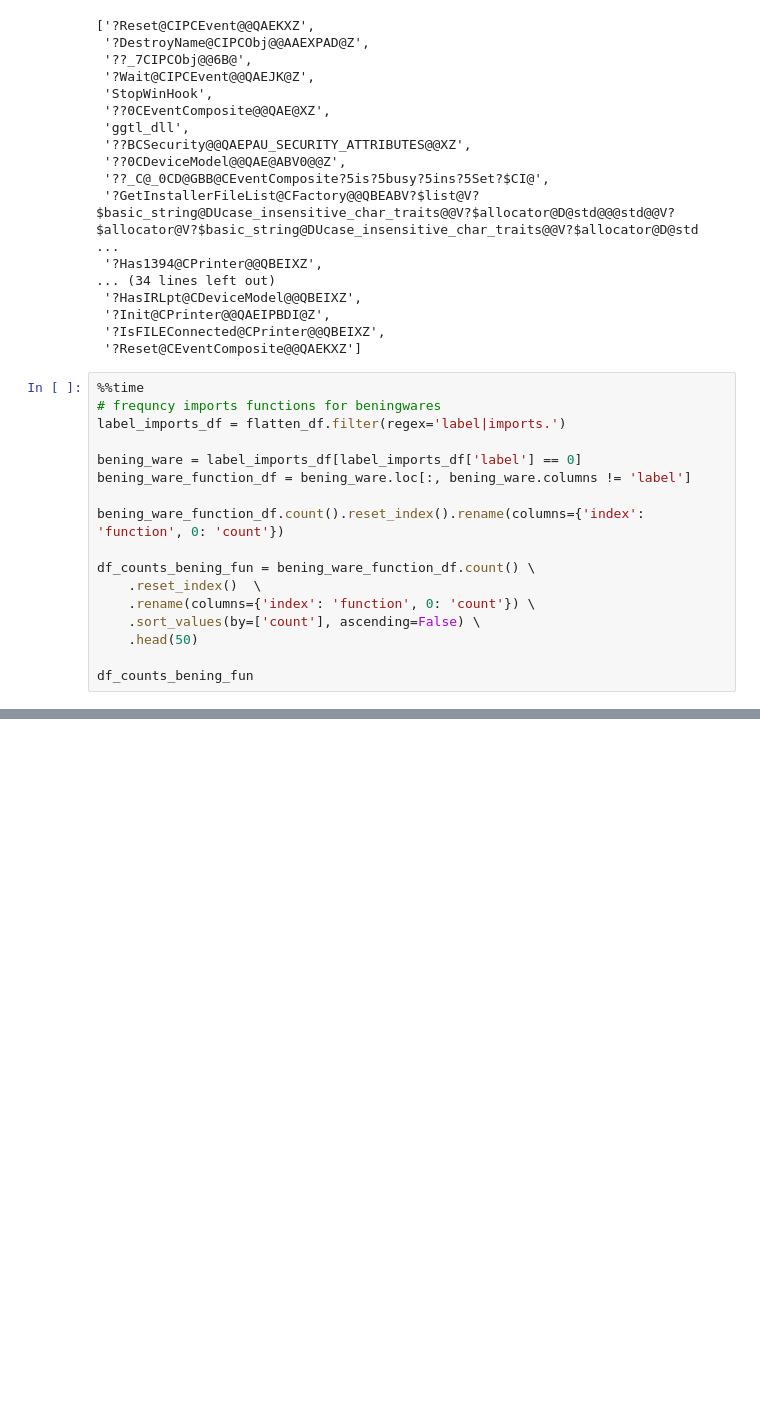
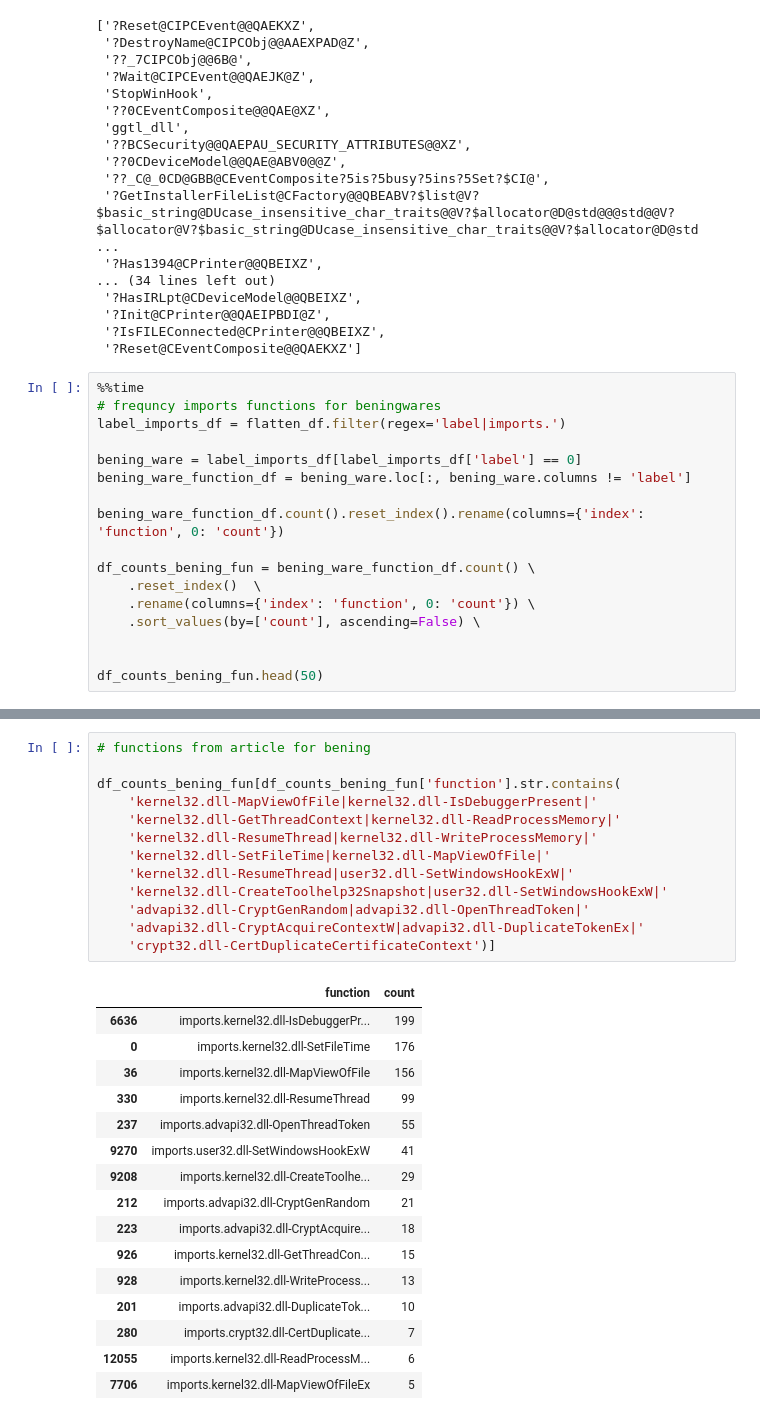
Before and after one commit to patrycjapiechowicz/cybersec, a Jupyter notebook: notebooks/Eda imports, exports.ipynb, the cells around one changed output, grey strips where cells are left out. Cells and saved outputs as stored; diff of their text form; blank space fills up the shorter version.

```diff
--- a/notebooks/Eda imports, exports.ipynb
+++ b/notebooks/Eda imports, exports.ipynb
@@ -189,7 +189,7 @@ df_counts_bening_fun = bening_ware_function_df.count() \
     .reset_index()  \
     .rename(columns={'index': 'function', 0: 'count'}) \
     .sort_values(by=['count'], ascending=False) \
-    .head(50)
 
-df_counts_bening_fun
+
+df_counts_bening_fun.head(50)
 # %% [output]
@@ -251,3 +300,33 @@ Wall time: 5.18 s
+# %%
+# functions from article for bening
+
+df_counts_bening_fun[df_counts_bening_fun['function'].str.contains(
+    'kernel32.dll-MapViewOfFile|kernel32.dll-IsDebuggerPresent|'
+    'kernel32.dll-GetThreadContext|kernel32.dll-ReadProcessMemory|'
+    'kernel32.dll-ResumeThread|kernel32.dll-WriteProcessMemory|'
+    'kernel32.dll-SetFileTime|kernel32.dll-MapViewOfFile|'
+    'kernel32.dll-ResumeThread|user32.dll-SetWindowsHookExW|'
+    'kernel32.dll-CreateToolhelp32Snapshot|user32.dll-SetWindowsHookExW|'
+    'advapi32.dll-CryptGenRandom|advapi32.dll-OpenThreadToken|'
+    'advapi32.dll-CryptAcquireContextW|advapi32.dll-DuplicateTokenEx|'
+    'crypt32.dll-CertDuplicateCertificateContext')]
+# %% [output]
+|  | function | count |
+| 6636 | imports.kernel32.dll-IsDebuggerPr... | 199 |
+| 0 | imports.kernel32.dll-SetFileTime | 176 |
+| 36 | imports.kernel32.dll-MapViewOfFile | 156 |
+| 330 | imports.kernel32.dll-ResumeThread | 99 |
+| 237 | imports.advapi32.dll-OpenThreadToken | 55 |
+| 9270 | imports.user32.dll-SetWindowsHookExW | 41 |
+| 9208 | imports.kernel32.dll-CreateToolhe... | 29 |
+| 212 | imports.advapi32.dll-CryptGenRandom | 21 |
+| 223 | imports.advapi32.dll-CryptAcquire... | 18 |
+| 926 | imports.kernel32.dll-GetThreadCon... | 15 |
+| 928 | imports.kernel32.dll-WriteProcess... | 13 |
+| 201 | imports.advapi32.dll-DuplicateTok... | 10 |
+| 280 | imports.crypt32.dll-CertDuplicate... | 7 |
+| 12055 | imports.kernel32.dll-ReadProcessM... | 6 |
+| 7706 | imports.kernel32.dll-MapViewOfFileEx | 5 |
 # %%
 %%time
 # chi2 for imports in malware
```
Also changed, not shown: parts of 9 cells of this notebook.
